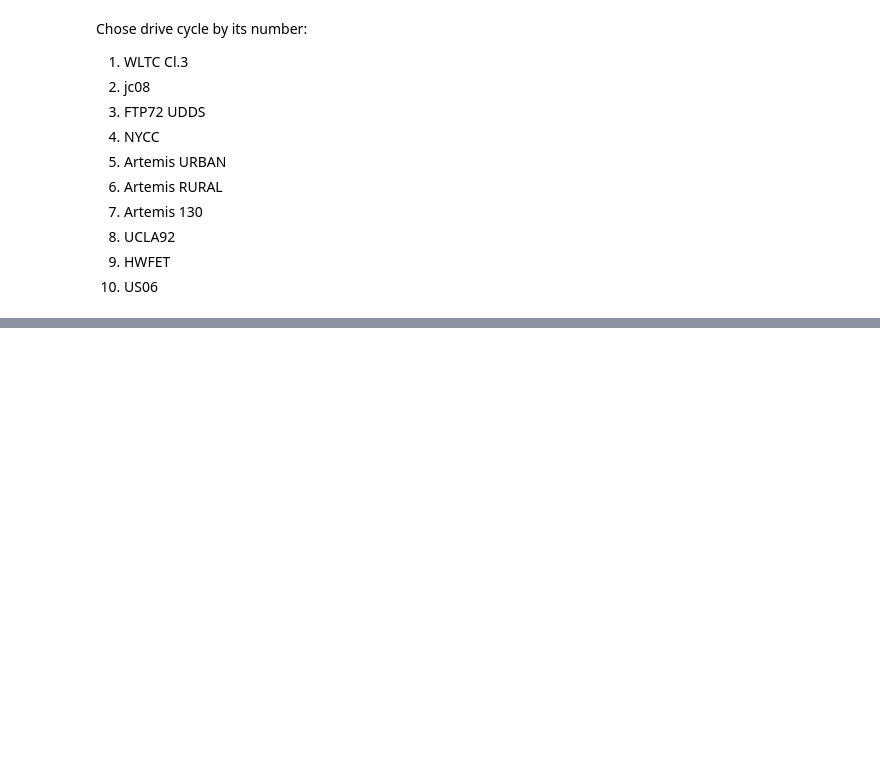
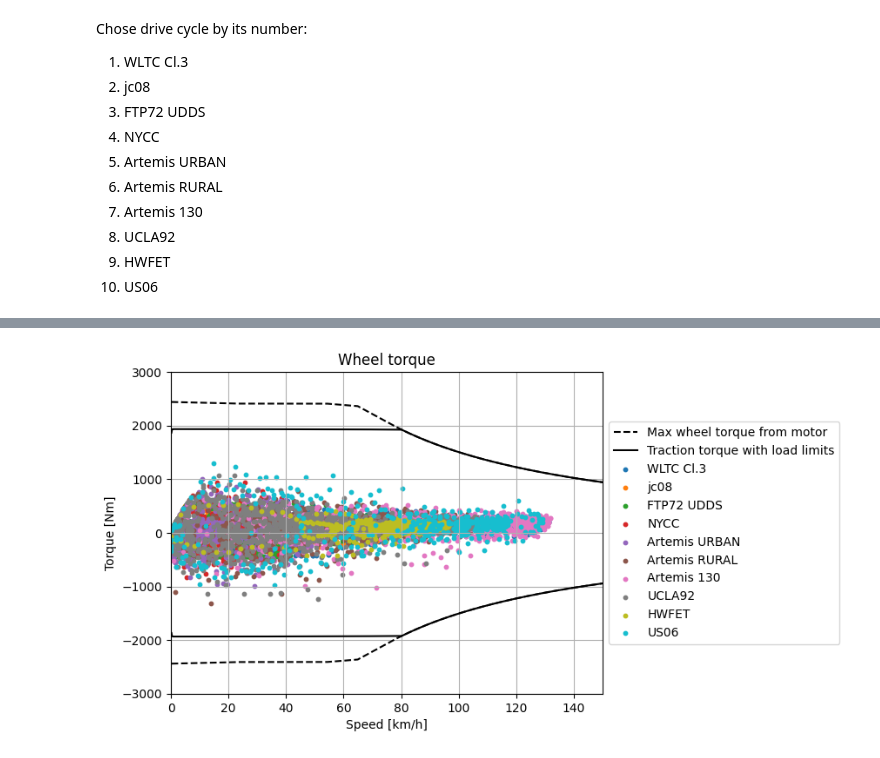
Before and after one commit to KTH-EPE/Electrical-machines-and-drives, a Jupyter notebook: e-machine KPI evaluation from vehicle requirement/calculate_acc_time_Morgan_Plus4.ipynb, the cells around one changed output, grey strips where cells are left out. Drawn from its saved outputs; the diff is of its cells as text; code cells hidden in the pictures; blank space fills up the shorter version.

```diff
--- a/e-machine KPI evaluation from vehicle requirement/calculate_acc_time_Morgan_Plus4.ipynb
+++ b/e-machine KPI evaluation from vehicle requirement/calculate_acc_time_Morgan_Plus4.ipynb
@@ -606,0 +605,27 @@ plt.title(title_DC+" - power", fontsize=fz_title);
+# %%
+Trq_wheel_lim = np.ceil(DF_flat_150_s['Max wheel torque[Nm]'].max() * 1.1/500)*500
+plt.figure()
+plt.plot(DF_flat_150_s['Car speed[km/h]'], DF_flat_150_s['Max wheel torque[Nm]'], "--", color="black", label="Max wheel torque from motor")
+plt.plot(DF_flat_150_s['Car speed[km/h]'], -DF_flat_150_s['Max wheel torque[Nm]'], "--", color="black")
+plt.plot(DF_flat_150_s['Car speed[km/h]'], DF_flat_150_s['Traction torque[Nm]'], color="black", label="Traction torque with load limits")
+plt.plot(DF_flat_150_s['Car speed[km/h]'], -DF_flat_150_s['Traction torque[Nm]'], color="black")
+plt.xlim(0, 150)
+plt.ylim(-Trq_wheel_lim, Trq_wheel_lim)
+for filename_DC in list_DC_filename:
+    DF_DC = pd.read_csv("drive_cycle/" + filename_DC + ".csv")
+    title_DC = Dict_DC_name[filename_DC]
+    DF_DC["F_roll"] = m_car * g * Cr * np.ones_like(DF_DC["t"])
+    DF_DC["F_drag"] = 0.5 * Cd * Af * DF_DC["v"]**2
+    DF_DC["F_climb"] = m_car * g * np.sin(DF_DC["alpha"])
+    DF_DC["F_acc"] = m_car * DF_DC["a"]
+    DF_DC["F_trac"] = DF_DC["F_roll"] + DF_DC["F_drag"] + DF_DC["F_climb"] + DF_DC["F_acc"]
+    DF_DC["Trq_trac"] = DF_DC["F_trac"] * r_wheel
+    plt.scatter(DF_DC["v"]*3.6, DF_DC["Trq_trac"], label=title_DC, s=10)
+plt.xlabel("Speed [km/h]")
+plt.ylabel("Torque [Nm]")
+plt.title("Wheel torque")
+plt.legend(loc='center left', bbox_to_anchor=(1, 0.5))
+plt.grid(True)
+plt.show()
+# %% [output]
+[figure, added]
```
Also changed, not shown: parts of 2 cells of this notebook.
